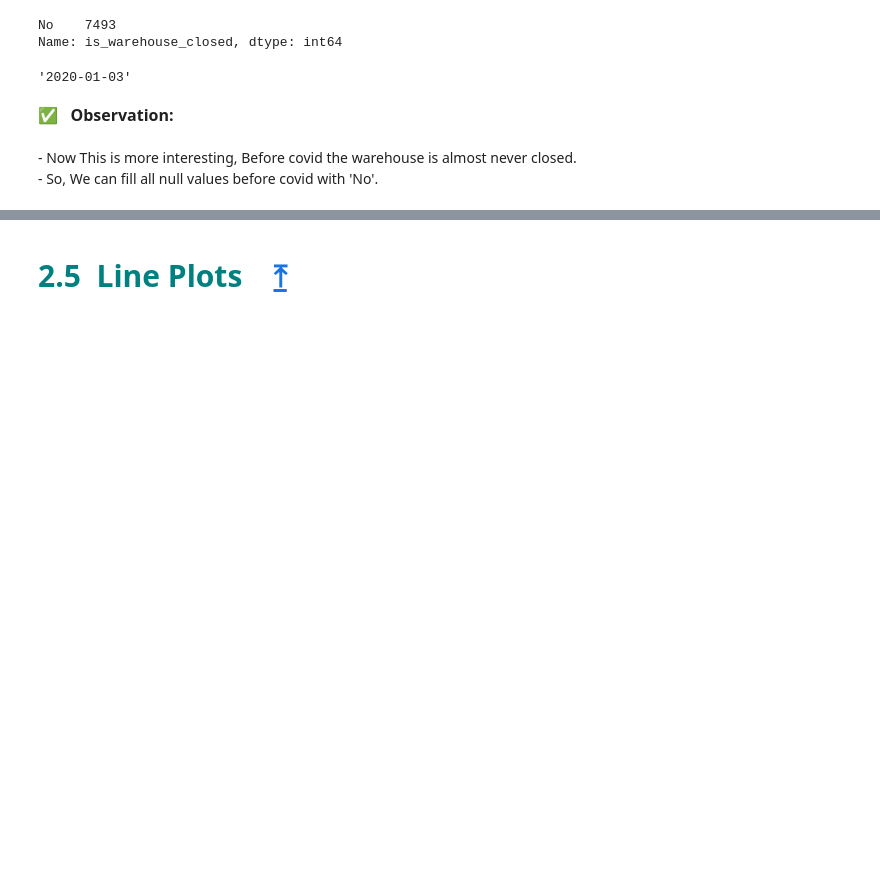
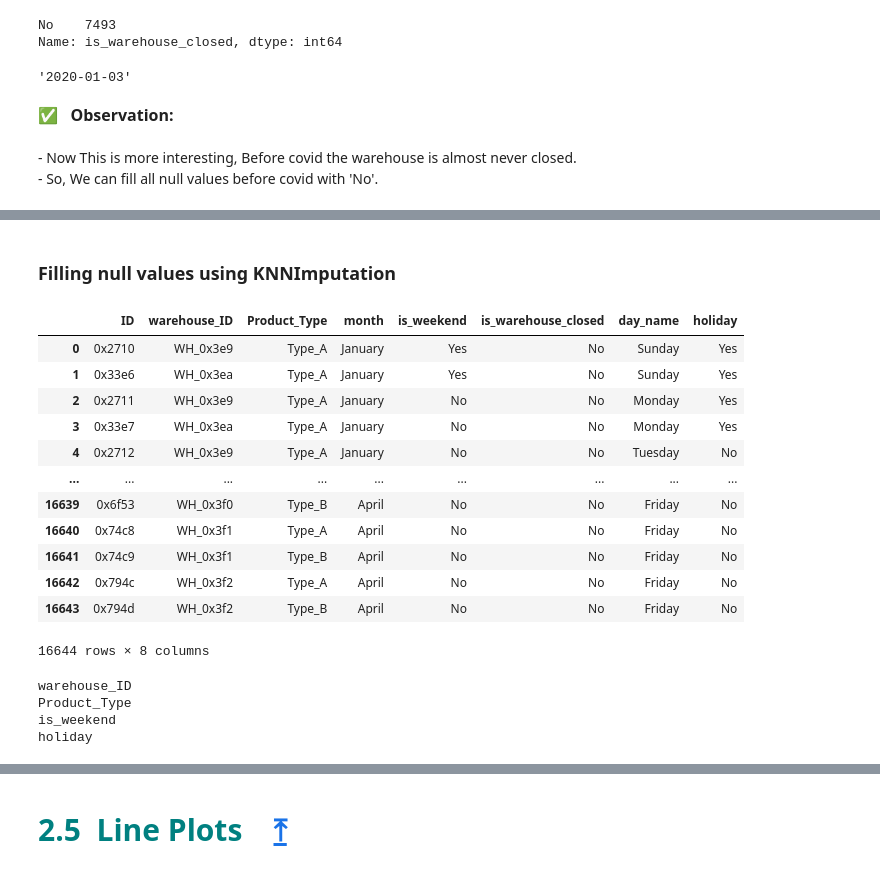
Before and after one commit to piyumaha12/Tredence-Data-Scientist-Hackathon, a Jupyter notebook: demand_forecasting.ipynb, the cells around one changed output, grey strips where cells are left out. Drawn from its saved outputs; the diff is of its cells as text; code cells hidden in the pictures; blank space fills up the shorter version.

Commit message:
All null are filled

```diff
--- a/demand_forecasting.ipynb
+++ b/demand_forecasting.ipynb
@@ -623,2 +576,22 @@ dtype: int64
 # %%
 train_complete[(train_complete.is_weekend=='Yes') & (train_complete.date > '2020-03-21')]
+# %% [markdown]
+### Filling null values using KNNImputation
+# %%
+columns_obj=train_complete.columns[train_complete.dtypes == 'object']
+# %%
+train_complete[columns_obj]
+# %% [output]
+|  | ID | warehouse_ID | Product_Type | month | is_weekend | is_warehouse_closed | day_name | holiday |
+| 0 | 0x2710 | WH_0x3e9 | Type_A | January | Yes | No | Sunday | Yes |
+| 1 | 0x33e6 | WH_0x3ea | Type_A | January | Yes | No | Sunday | Yes |
+| 2 | 0x2711 | WH_0x3e9 | Type_A | January | No | No | Monday | Yes |
+| 3 | 0x33e7 | WH_0x3ea | Type_A | January | No | No | Monday | Yes |
+| 4 | 0x2712 | WH_0x3e9 | Type_A | January | No | No | Tuesday | No |
+| ... | ... | ... | ... | ... | ... | ... | ... | ... |
+| 16639 | 0x6f53 | WH_0x3f0 | Type_B | April | No | No | Friday | No |
+| 16640 | 0x74c8 | WH_0x3f1 | Type_A | April | No | No | Friday | No |
+| 16641 | 0x74c9 | WH_0x3f1 | Type_B | April | No | No | Friday | No |
+| 16642 | 0x794c | WH_0x3f2 | Type_A | April | No | No | Friday | No |
+| 16643 | 0x794d | WH_0x3f2 | Type_B | April | No | No | Friday | No |
+16644 rows × 8 columns
@@ -624,0 +615,8 @@ train_complete[(train_complete.is_weekend=='Yes') & (train_complete.date > '2020
+# %%
+encoding_dict, train_complete_encoded = encoder_fun(train_complete,
+     columns=['warehouse_ID', 'Product_Type', 'is_weekend', 'holiday'])
+# %% [output]
+warehouse_ID
+Product_Type
+is_weekend
+holiday
```
Also changed, not shown: parts of 22 cells of this notebook.
